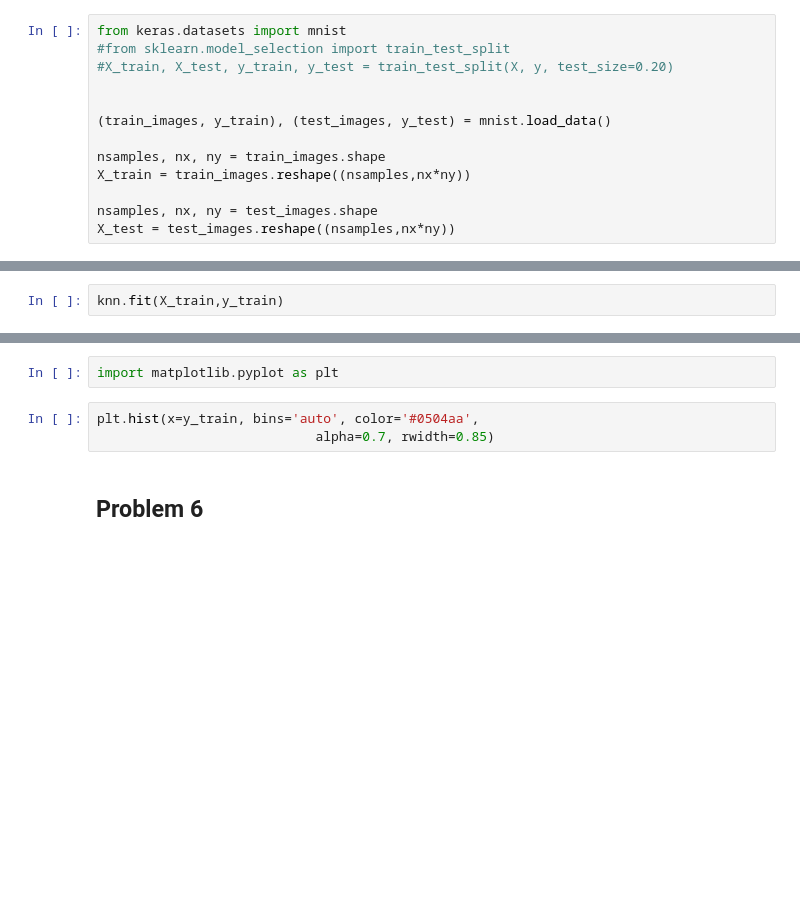
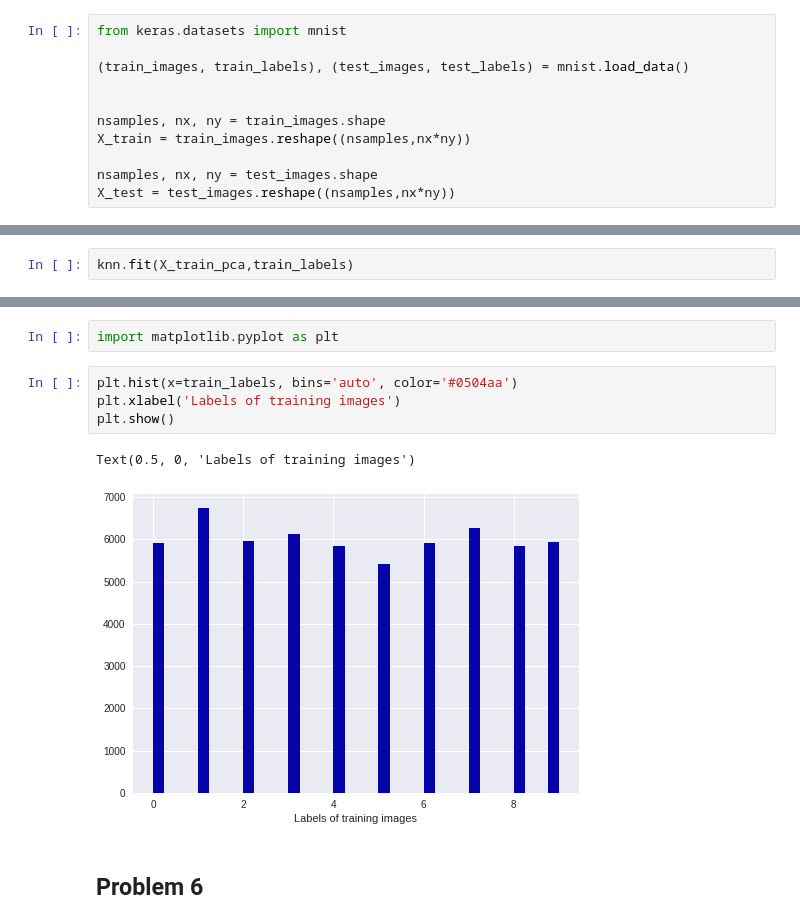
Before and after one commit to Seeeeiu/Python, a Jupyter notebook: Lab1.ipynb, the cells around one changed output, grey strips where cells are left out. Cells and saved outputs as stored; diff of their text form; blank space fills up the shorter version.

```diff
--- a/Lab1.ipynb
+++ b/Lab1.ipynb
@@ -8,11 +8,9 @@
 ## Problem 5
 # %%
 from keras.datasets import mnist
-#from sklearn.model_selection import train_test_split
-#X_train, X_test, y_train, y_test = train_test_split(X, y, test_size=0.20)
 
+(train_images, train_labels), (test_images, test_labels) = mnist.load_data()
 
-(train_images, y_train), (test_images, y_test) = mnist.load_data()
 
 nsamples, nx, ny = train_images.shape
 X_train = train_images.reshape((nsamples,nx*ny))
@@ -44,4 +47,4 @@ sum(pca.explained_variance_ratio_)
 from sklearn.neighbors import KNeighborsClassifier
 knn=KNeighborsClassifier(n_neighbors=3)
 # %%
-knn.fit(X_train,y_train)
+knn.fit(X_train_pca,train_labels)
@@ -50,8 +57,12 @@ knn.fit(X_train,y_train)
 # %%
 import matplotlib.pyplot as plt
 # %%
-plt.hist(x=y_train, bins='auto', color='#0504aa',
-                            alpha=0.7, rwidth=0.85)
+plt.hist(x=train_labels, bins='auto', color='#0504aa')
+plt.xlabel('Labels of training images')
+plt.show()
+# %% [output]
+Text(0.5, 0, 'Labels of training images')
+[figure, added]
 # %% [markdown]
 ## Problem 6
 # %%
```
Also changed, not shown: parts of 13 cells of this notebook.
